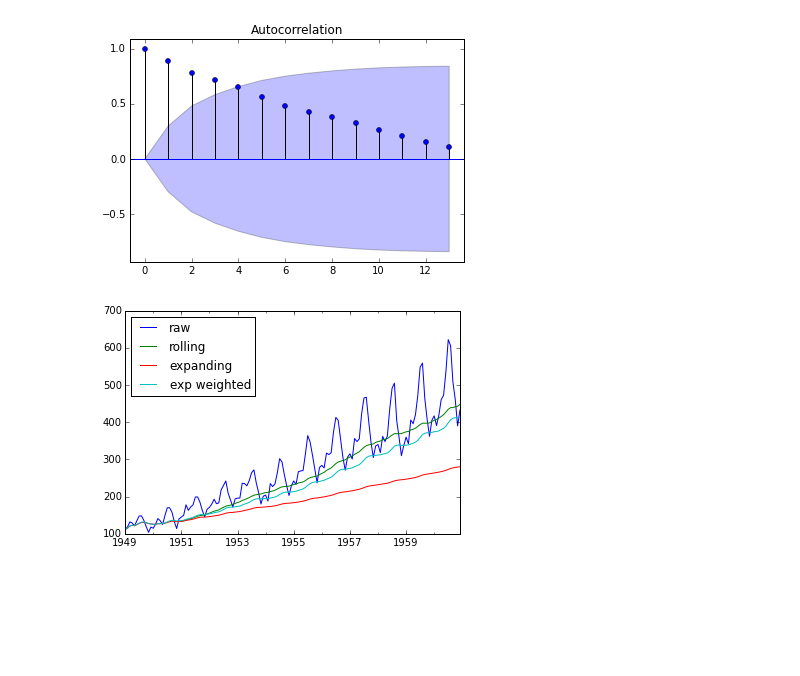
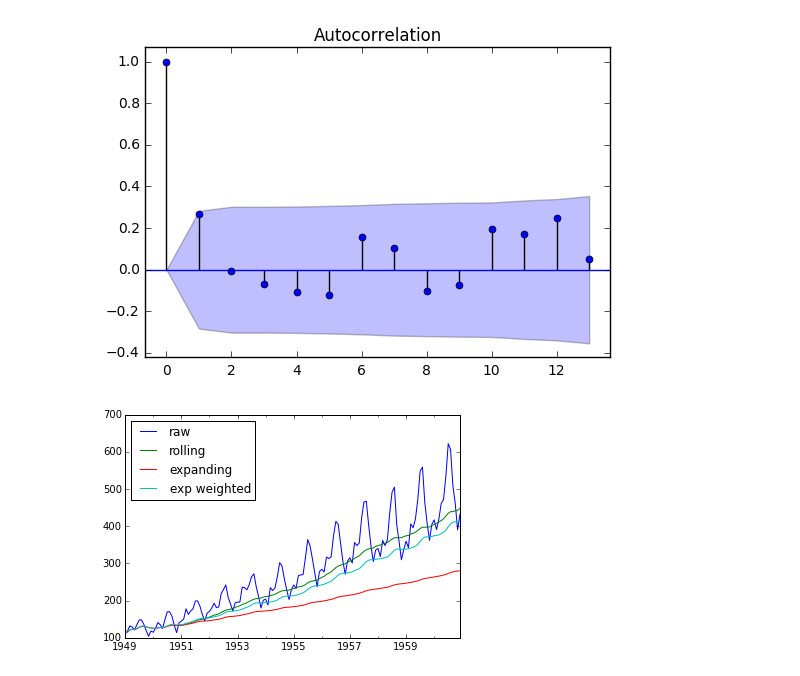
Before and after one commit to gregclinton/murphy, a Jupyter notebook: tsa.ipynb, the cells around one changed output. Cells and saved outputs as stored; diff of their text form; code cells hidden in the pictures; blank space fills up the shorter version.

```diff
--- a/tsa.ipynb
+++ b/tsa.ipynb
@@ -24,8 +24,8 @@ pd.Series(tsa.ewma(ts.values, alpha = 0.2), ts.index).plot()
 # %%
-sm.graphics.tsa.plot_acf(df.Activity.values, lags = 13)
+sm.graphics.tsa.plot_acf(ts.values, lags = 13)
 plt.show()
 # %% [output]
-[figure, old version]
+[figure, new version]
 # %%
 ts = datasets.passengers()
 parts = sm.tsa.seasonal_decompose(ts.values, model = 'multiplicative', freq = 12)
```
Also changed, not shown: parts of 1 cell of this notebook.
